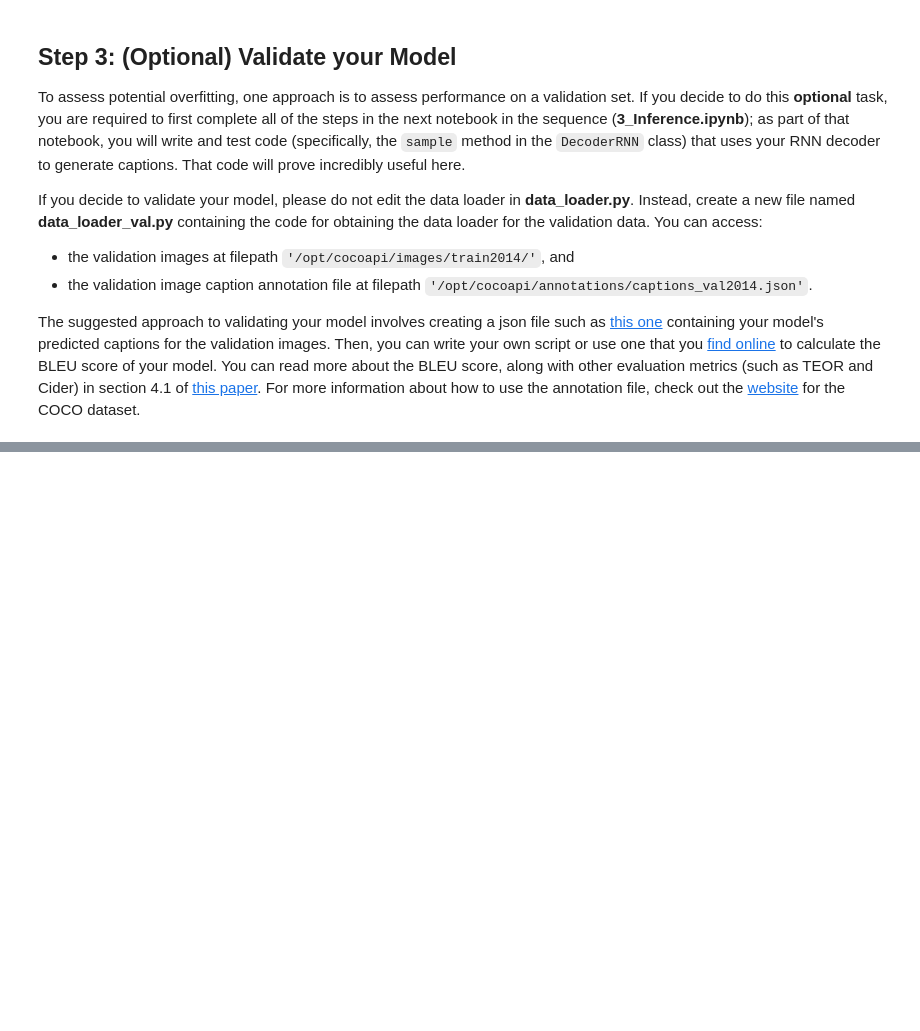
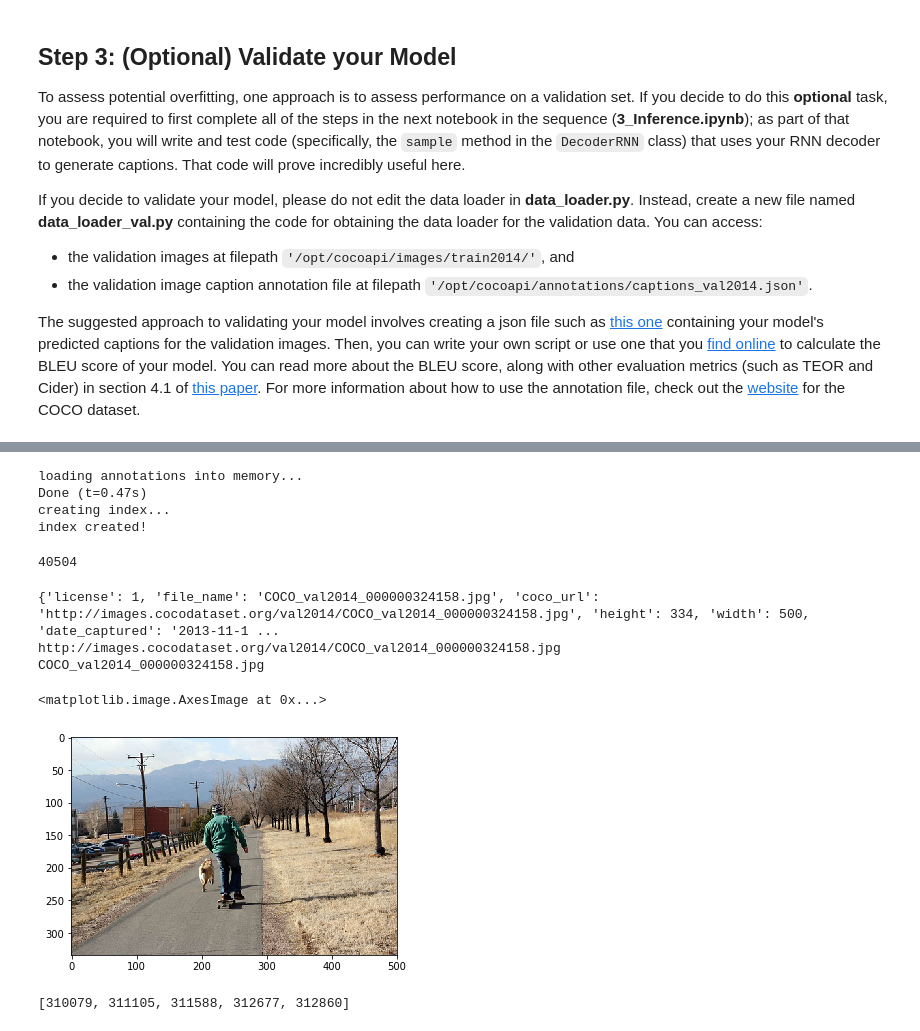
Before and after one commit to Brandon-HY-Lin/CVND---Image-Captioning-Project, a Jupyter notebook: 2_Training.ipynb, the cells around one changed output, grey strips where cells are left out. Drawn from its saved outputs; the diff is of its cells as text; code cells hidden in the pictures; blank space fills up the shorter version.

Commit message:
Update 2_Training.ipynb
Add valid dataset DataLoader with test codes

```diff
--- a/2_Training.ipynb
+++ b/2_Training.ipynb
@@ -313,0 +400,46 @@ The suggested approach to validating your model involves creating a json file su
+# %%
+%matplotlib inline
+from pycocotools.coco import COCO
+import numpy as np
+import skimage.io as io
+import matplotlib.pyplot as plt
+import pylab
+pylab.rcParams['figure.figsize'] = (8.0, 10.0)
+# %%
+annFile='./annotations_valid_dataset/coco/annotations/captions_val2014.json'
+coco = COCO(annFile)
+# %% [output]
+loading annotations into memory...
+Done (t=0.47s)
+creating index...
+index created!
+# %%
+# imgIds = coco.getImgIds()[0]
+imgIds = 324158
+img = coco.loadImgs(imgIds)[0]
+print(len(list(coco.imgs.keys())))
+# %% [output]
+40504
+# %%
+print(img)
+print(img['coco_url'])
+print(img['file_name'])
+# %% [output]
+{'license': 1, 'file_name': 'COCO_val2014_000000324158.jpg', 'coco_url': 'http://images.cocodataset.org/val2014/COCO_val2014_000000324158.jpg', 'height': 334, 'width': 500, 'date_captured': '2013-11-1 ...
+http://images.cocodataset.org/val2014/COCO_val2014_000000324158.jpg
+COCO_val2014_000000324158.jpg
+# %%
+%matplotlib inline
+import matplotlib.pyplot as plt
+import skimage.io as io
+
+I = io.imread(img['coco_url'])
+plt.imshow(I)
+# %% [output]
+<matplotlib.image.AxesImage at 0x...>
+[figure, added]
+# %%
+annIds = coco.getAnnIds(imgIds=imgIds)
+print(annIds)
+# %% [output]
+[310079, 311105, 311588, 312677, 312860]
```
Also changed, not shown: parts of 16 cells of this notebook.
